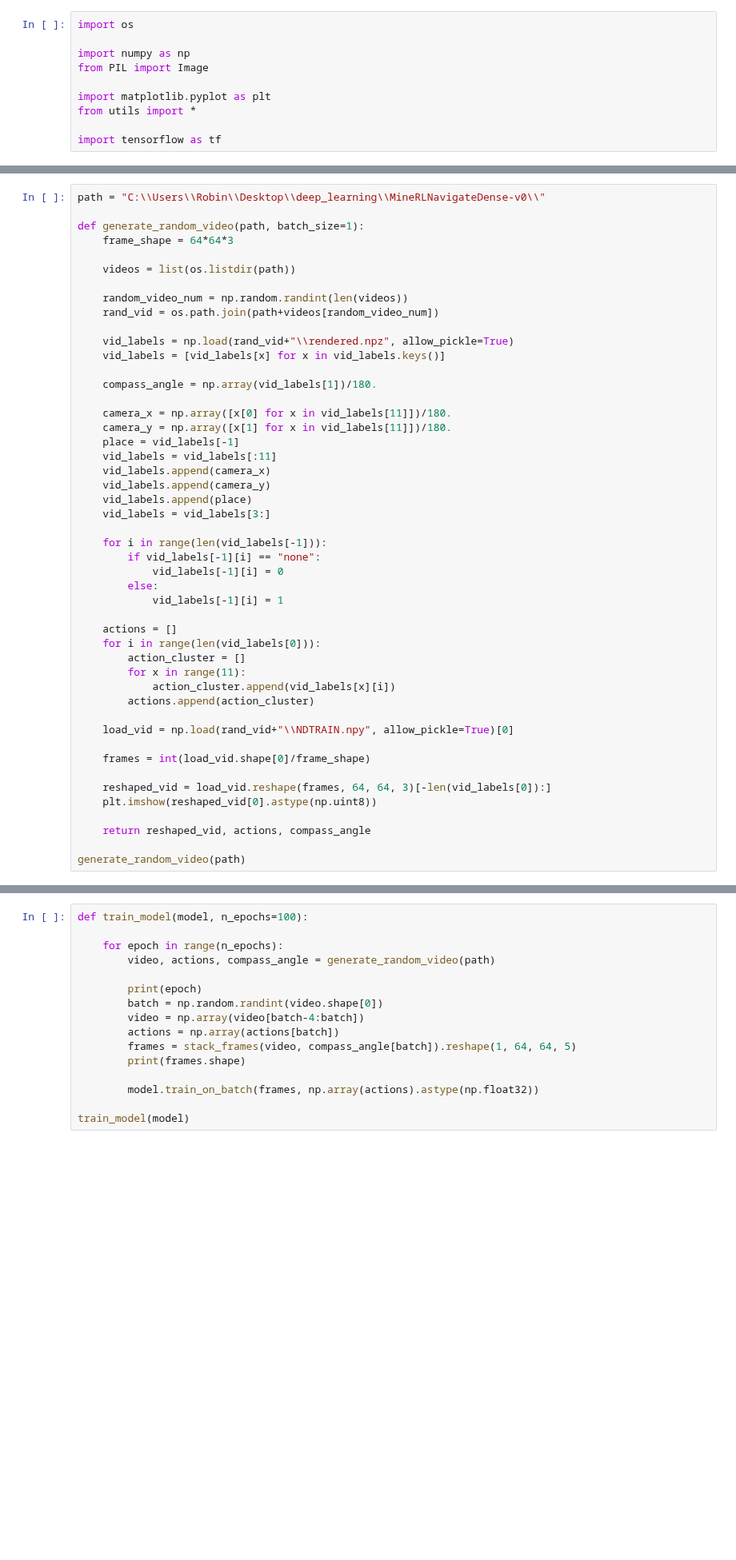
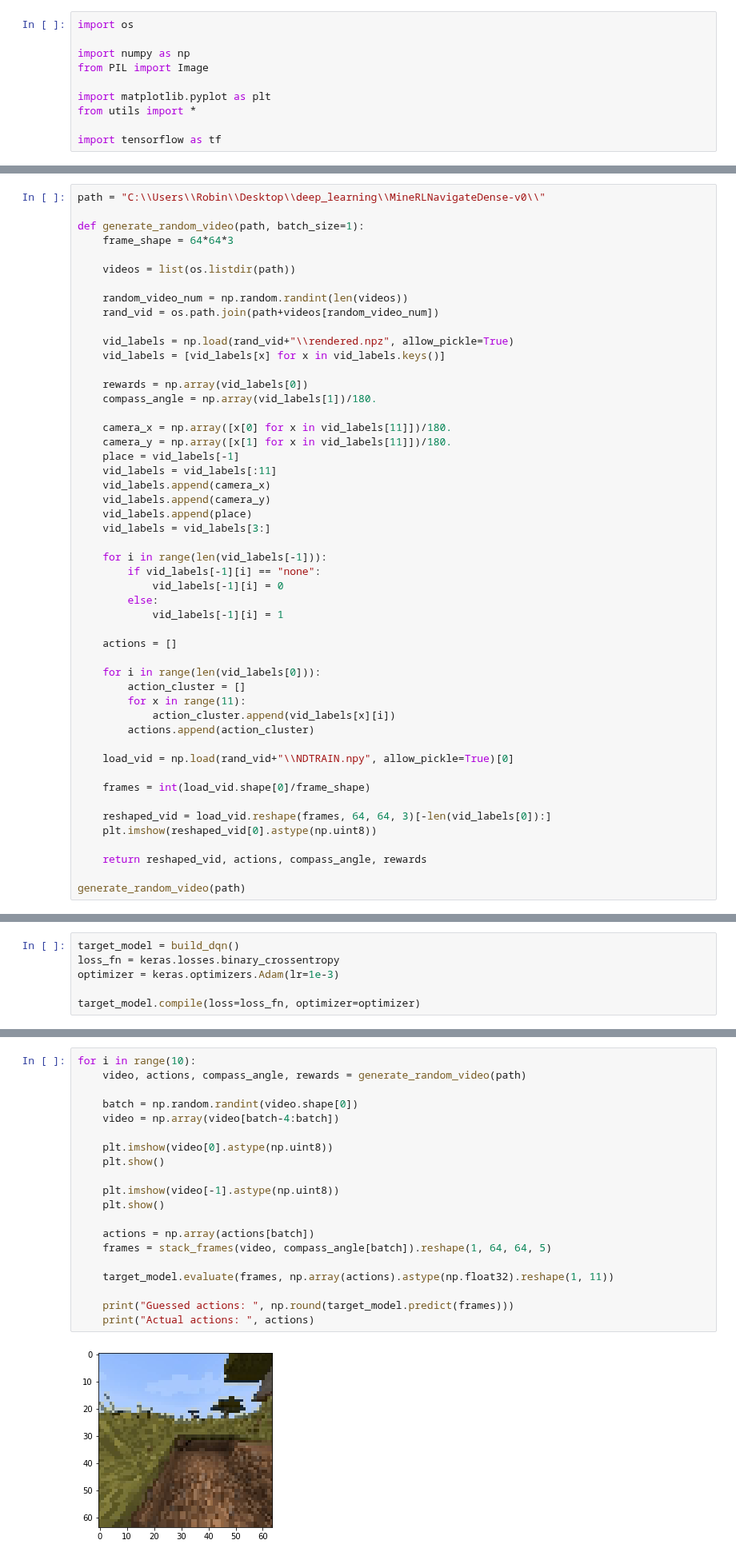
Before and after one commit to OrdinaryHacker101/MinecraftAI, a Jupyter notebook: learn_from_video/pretrained_model_tests/video_model_v2.ipynb, the cells around one changed output, grey strips where cells are left out. Shown at 80% size. Drawn from its saved outputs; the diff is of its cells as text; blank space fills up the shorter version.

```diff
--- a/learn_from_video/pretrained_model_tests/video_model_v2.ipynb
+++ b/learn_from_video/pretrained_model_tests/video_model_v2.ipynb
@@ -44,6 +44,7 @@ def generate_random_video(path, batch_size=1):
     vid_labels = np.load(rand_vid+"\\rendered.npz", allow_pickle=True)
     vid_labels = [vid_labels[x] for x in vid_labels.keys()]
 
+    rewards = np.array(vid_labels[0])
     compass_angle = np.array(vid_labels[1])/180.
 
     camera_x = np.array([x[0] for x in vid_labels[11]])/180.
@@ -62,6 +63,7 @@ def generate_random_video(path, batch_size=1):
             vid_labels[-1][i] = 1
 
     actions = []
+
     for i in range(len(vid_labels[0])):
         action_cluster = []
         for x in range(11):
@@ -75,6 +77,6 @@ def generate_random_video(path, batch_size=1):
     reshaped_vid = load_vid.reshape(frames, 64, 64, 3)[-len(vid_labels[0]):]
     plt.imshow(reshaped_vid[0].astype(np.uint8))
 
-    return reshaped_vid, actions, compass_angle
+    return reshaped_vid, actions, compass_angle, rewards
 
 generate_random_video(path)
@@ -83,0 +83,6 @@ model.compile(loss="binary_crossentropy", optimizer="Adam")
+# %%
+target_model = build_dqn()
+loss_fn = keras.losses.binary_crossentropy
+optimizer = keras.optimizers.Adam(lr=1e-3)
+
+target_model.compile(loss=loss_fn, optimizer=optimizer)
@@ -84,17 +151,22 @@ model.compile(loss="binary_crossentropy", optimizer="Adam")
 # %%
-def train_model(model, n_epochs=100):
+for i in range(10):
+    video, actions, compass_angle, rewards = generate_random_video(path)
 
-    for epoch in range(n_epochs):
-        video, actions, compass_angle = generate_random_video(path)
+    batch = np.random.randint(video.shape[0])
+    video = np.array(video[batch-4:batch])
 
-        print(epoch)
-        batch = np.random.randint(video.shape[0])
-        video = np.array(video[batch-4:batch])
-        actions = np.array(actions[batch])
-        frames = stack_frames(video, compass_angle[batch]).reshape(1, 64, 64, 5)
-        print(frames.shape)
+    plt.imshow(video[0].astype(np.uint8))
+    plt.show()
 
-        model.train_on_batch(frames, np.array(actions).astype(np.float32))
+    plt.imshow(video[-1].astype(np.uint8))
+    plt.show()
 
-train_model(model)
+    actions = np.array(actions[batch])
+    frames = stack_frames(video, compass_angle[batch]).reshape(1, 64, 64, 5)
+
+    target_model.evaluate(frames, np.array(actions).astype(np.float32).reshape(1, 11))
+
+    print("Guessed actions: ", np.round(target_model.predict(frames)))
+    print("Actual actions: ", actions)
 # %% [output]
+[figure, new version]
```
Also changed, not shown: parts of 5 cells of this notebook.
